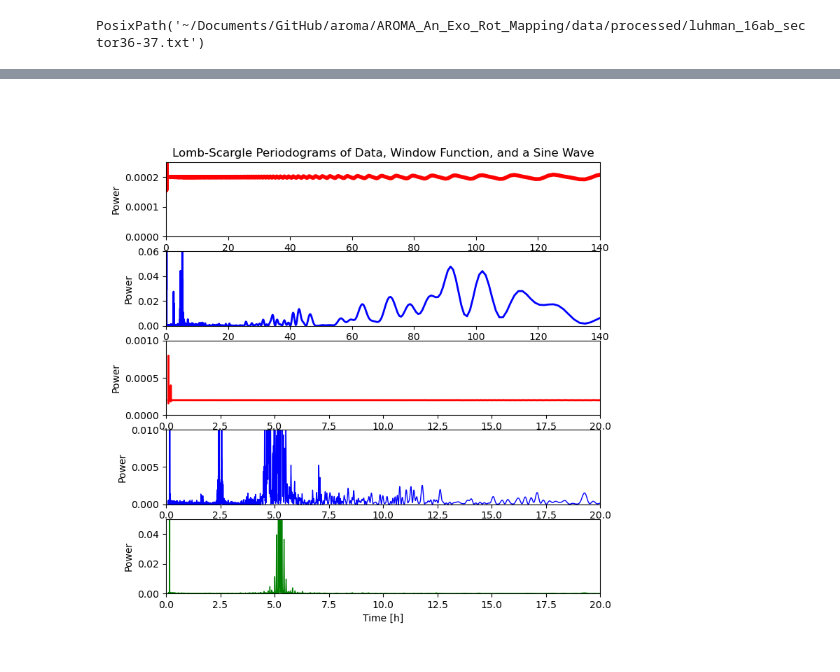
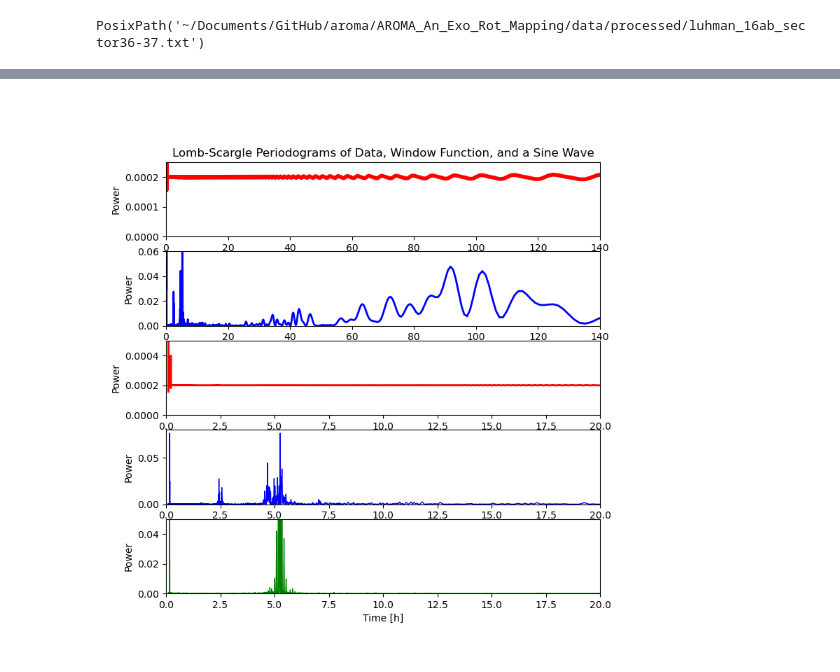
Before and after one commit to fudanguyen/aroma, a Jupyter notebook: AROMA_An_Exo_Rot_Mapping/notebooks/windowing.ipynb, the cells around one changed output, grey strips where cells are left out. Drawn from its saved outputs; the diff is of its cells as text; code cells hidden in the pictures.

```diff
--- a/AROMA_An_Exo_Rot_Mapping/notebooks/windowing.ipynb
+++ b/AROMA_An_Exo_Rot_Mapping/notebooks/windowing.ipynb
@@ -126,7 +144,7 @@ plt.plot(whpp, wpw, '-', linewidth=2,color='red')
 
 plt.ylabel('Power')
 plt.xlim([0,20])
-plt.ylim([0.,0.001])
+plt.ylim([0.,0.0005])
 
 #======================================= [4/5]
 # Now plot the actual LS of the Data
@@ -144,32 +162,32 @@ yy=0.15
 
 xx=7.1
 yy=0.017
 # plt.plot([xx,xx+1.3],[yy,0.028],color='black',linewidth=0.7)
 # plt.text(xx+1.3,0.030,"Rotational Period of Luhman 16A",horizontalalignment='left',fontsize=11)
 
 # plt.plot([5.4,5.8],[0.045,0.045],color='black',linewidth=0.7)
 # plt.text(5.85,0.045,'Rotational Period of Luhman 16B',horizontalalignment='left',fontsize=11)
 
 xx=2.46
 yy=0.020
 # plt.plot([xx,xx],[yy,0.03],color='black',linewidth=0.7)
 # plt.text(xx,0.034,'k=2 wave?',horizontalalignment='center',fontsize=11)
 
 
 plt.xlim([0,20])
-plt.ylim([0,0.010])
+plt.ylim([0,0.080])
 
 #======================================= [5/5]
 # Now plot the LS of a P=5.28 hour sine wave
 plt.subplot(5,1,5)
 #plt.title("L-S Periodogram of the Luhman 16 TESS Lightcurve")
 # plt.text(13.0,0.062,'Noise-added P=5.28 h sine wave',horizontalalignment='center',fontsize=18)
 plt.plot(sinehpp, sinepw, '-', linewidth=1,color='green')
 plt.xlabel('Time [h]')
 plt.ylabel('Power')
 plt.xlim([0,20])
 plt.ylim([0,0.05])
 
 plt.show()
 # %% [output]
-[figure, old version]
+[figure, new version]
```
Also changed, not shown: parts of 2 cells of this notebook, 4 other files.
